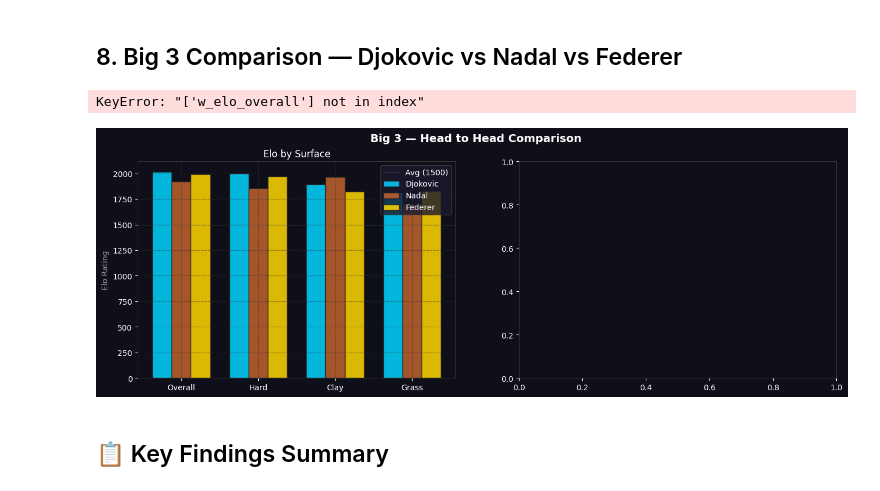
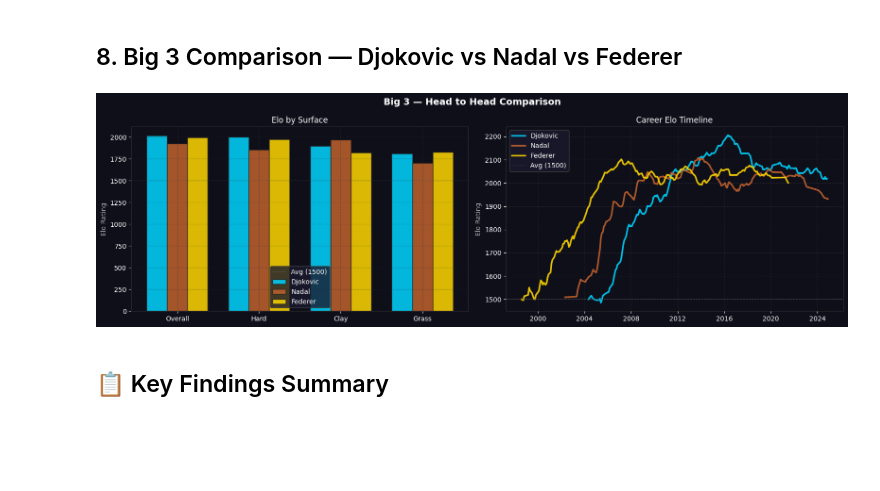
Before and after one commit to Rohit-Halakeri/Tennis-Analytics, a Jupyter notebook: notebooks/01_EDA.ipynb, the cells around one changed output. Drawn from its saved outputs; the diff is of its cells as text; code cells hidden in the pictures; blank space fills up the shorter version.

```diff
--- a/notebooks/01_EDA.ipynb
+++ b/notebooks/01_EDA.ipynb
@@ -56,7 +56,9 @@ print("✅ Imports done")
 # %% [markdown]
 ## 1. Data Overview & Shape
 # %%
-df  = pd.read_parquet(DATA_DIR / "matches_clean.parquet")
+
+
+df  = pd.read_parquet(DATA_DIR / "matches_with_elo.parquet")
 elo = pd.read_parquet(DATA_DIR / "elo_ratings.parquet")
 
 print(f"📊 Matches  : {len(df):,}")
@@ -374,39 +378,41 @@ for i, (name, color) in enumerate(zip(big3, big3_colors)):
     if not row.empty:
         vals = [row.iloc[0].get(f"elo_{s}", 1500) for s in surfs]
         axes[0].bar(x + i*width, vals, width, label=name.split()[-1],
                    color=color, alpha=0.85, edgecolor="#222")
 axes[0].set_xticks(x+width)
 axes[0].set_xticklabels([s.capitalize() for s in surfs])
 axes[0].axhline(1500, color="#555", ls="--", lw=0.8, label="Avg (1500)")
 axes[0].legend()
 axes[0].set_title("Elo by Surface")
 axes[0].set_ylabel("Elo Rating")
 axes[0].grid(True)
 
-# Career timeline
+# Career timeline — use w_elo_overall if available
+elo_col_w = "w_elo_overall" if "w_elo_overall" in df.columns else None
+elo_col_l = "l_elo_overall" if "l_elo_overall" in df.columns else None
+
 for name, color in zip(big3, big3_colors):
     row = elo[elo["player_name"]==name]
-    if row.empty: continue
+    if row.empty or elo_col_w is None: continue
     pid = row.iloc[0]["player_id"]
-    w_ = df[df["winner_id"]==pid][["tourney_date","w_elo_overall"]].rename(columns={"w_elo_overall":"elo"})
-    l_ = df[df["loser_id"]==pid][["tourney_date","l_elo_overall"]].rename(columns={"l_elo_overall":"elo"})
+    w_ = df[df["winner_id"]==pid][["tourney_date", elo_col_w]].rename(columns={elo_col_w:"elo"})
+    l_ = df[df["loser_id"]==pid][["tourney_date",  elo_col_l]].rename(columns={elo_col_l:"elo"})
     tl = pd.concat([w_,l_]).sort_values("tourney_date").dropna()
     if len(tl) > 10:
         tl = tl.set_index("tourney_date").resample("ME").mean().dropna().reset_index()
         axes[1].plot(tl["tourney_date"], tl["elo"], color=color,
                     lw=2.5, label=name.split()[-1], alpha=0.9)
 
 axes[1].axhline(1500, color="#555", ls="--", lw=0.8, label="Avg (1500)")
 axes[1].legend()
 axes[1].set_title("Career Elo Timeline")
 axes[1].set_ylabel("Elo Rating")
 axes[1].grid(True)
 
 plt.tight_layout()
 plt.show()
 # %% [output]
-KeyError: "['w_elo_overall'] not in index"
-[figure, old version]
+[figure, new version]
 # %% [markdown]
 ## 📋 Key Findings Summary
 # %%
```
Also changed, not shown: parts of 4 cells of this notebook.
